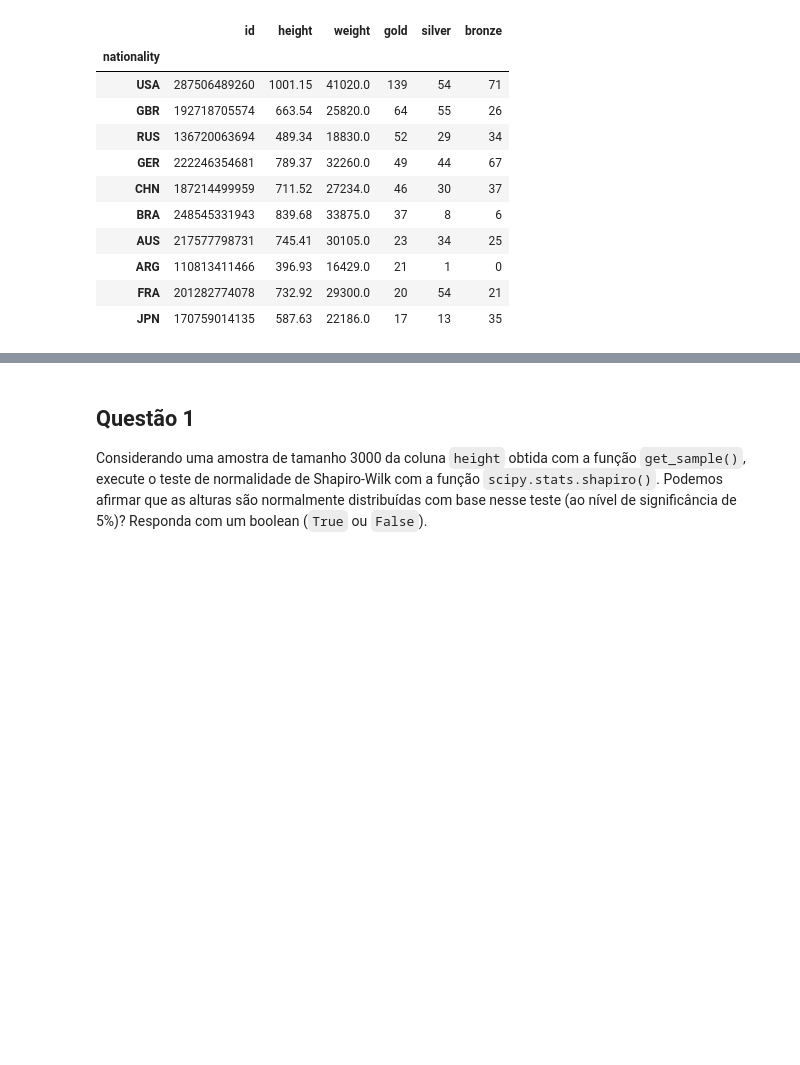
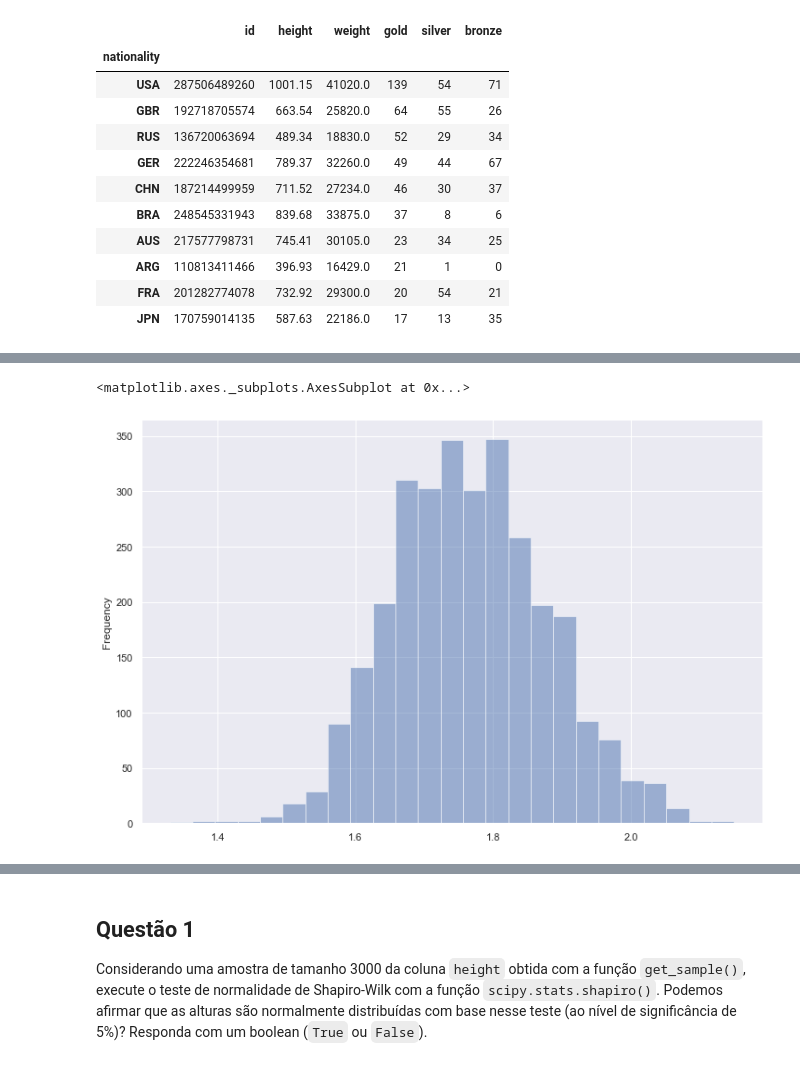
Before and after one commit to ivanferreirajr/aceleradev-ds, a Jupyter notebook: desafio-03/main.ipynb, the cells around one changed output, grey strips where cells are left out. Drawn from its saved outputs; the diff is of its cells as text; code cells hidden in the pictures; blank space fills up the shorter version.

Commit message:
update plot

```diff
--- a/desafio-03/main.ipynb
+++ b/desafio-03/main.ipynb
@@ -120,5 +118,5 @@ athletes.groupby('nationality').sum().sort_values(by='gold', ascending=False).he
 | JPN | 170759014135 | 587.63 | 22186.0 | 17 | 13 | 35 |
 # %%
 # plot do dfsample
-df_sample.plot.hist(bins=25)
+df_sample.plot.hist(bins=25, alpha=0.5)
 # %% [output]
@@ -127,3 +123,5 @@ df_sample.plot.hist(bins=25)
+<matplotlib.axes._subplots.AxesSubplot at 0x...>
+[figure, added]
 # %%
 # plot do dfsample após transformação logarítmica
 df_log = np.log(df_sample + np.abs(np.min(df_sample)) + 1)
```
Also changed, not shown: parts of 3 cells of this notebook.
